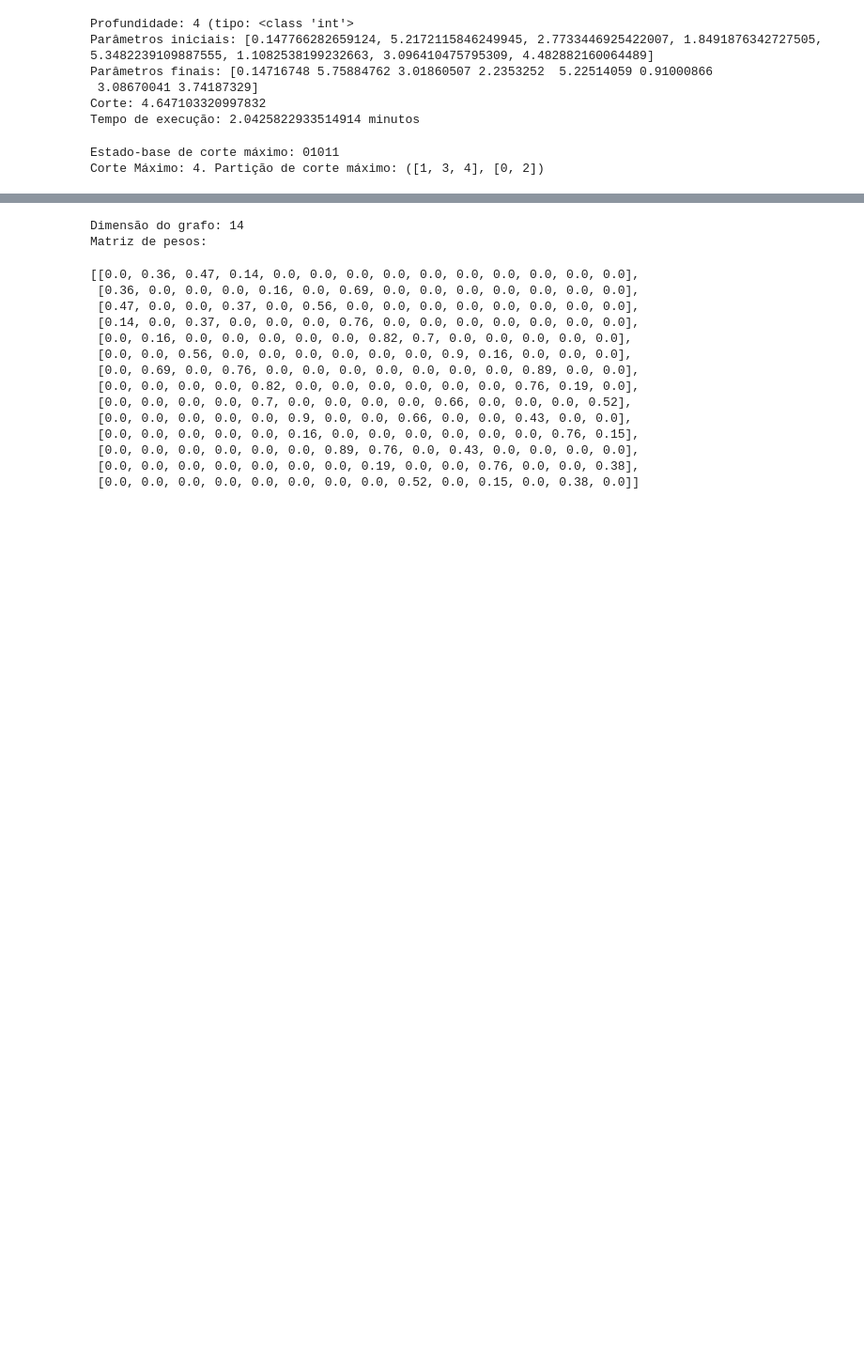
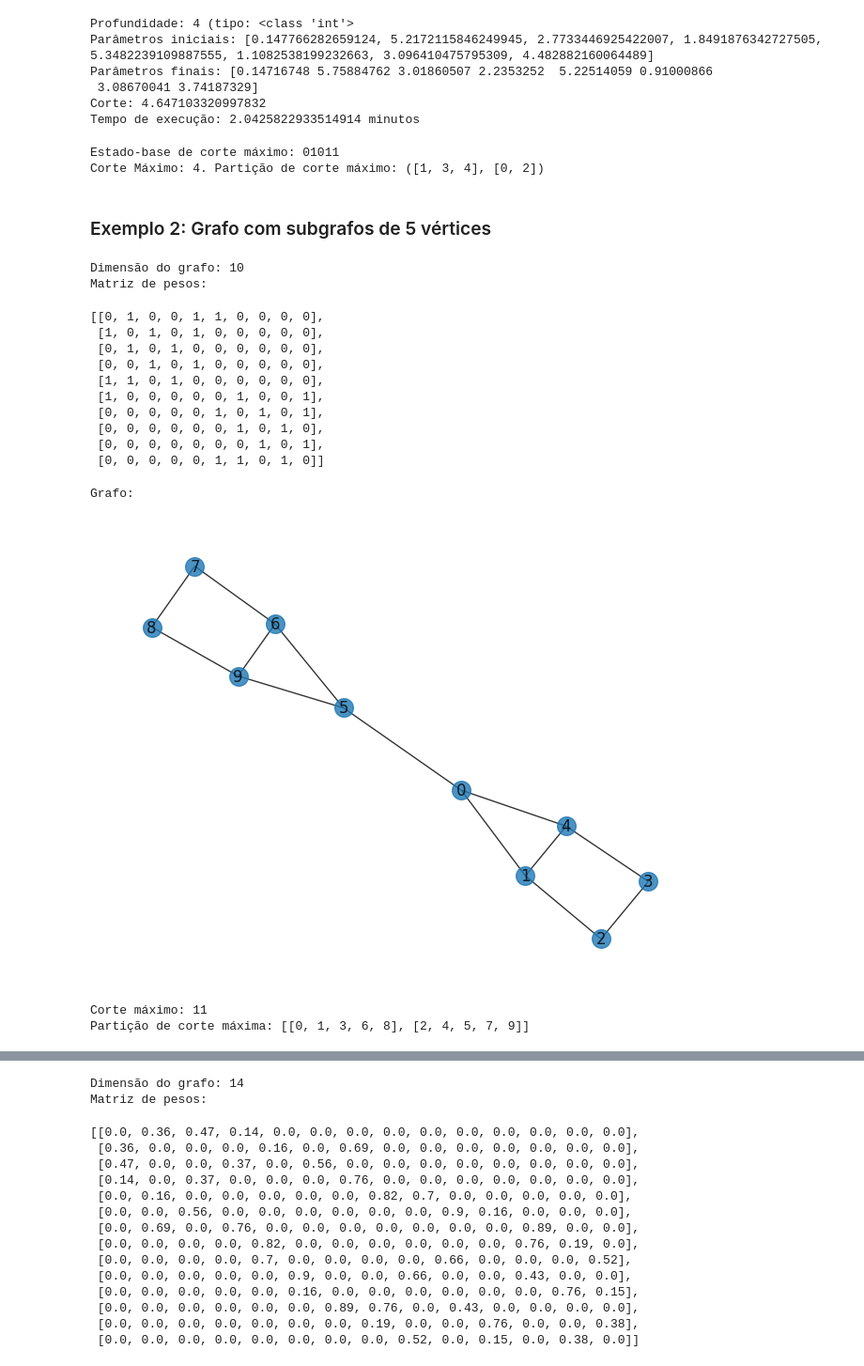
Before and after one commit to LucioFassarella/ComQ, a Jupyter notebook: ComQ_Problema_CorteMaximo.ipynb, the cells around one changed output, grey strips where cells are left out. Shown at 94% size. Drawn from its saved outputs; the diff is of its cells as text; code cells hidden in the pictures; blank space fills up the shorter version.

```diff
--- a/ComQ_Problema_CorteMaximo.ipynb
+++ b/ComQ_Problema_CorteMaximo.ipynb
@@ -565,3 +565,71 @@ print(f"Corte Máximo: {Corte(pesos, A)}. Partição de corte máximo: {(A,B)}")
 # %% [output]
 Estado-base de corte máximo: 01011
 Corte Máximo: 4. Partição de corte máximo: ([1, 3, 4], [0, 2])
+# %% [markdown]
+### Exemplo 2: Grafo com subgrafos de 5 vértices
+# %%
+'''
+Grafo
+'''
+
+num_vertices = 10
+print(f"Dimensão do grafo: {num_vertices}")
+
+pesos = [
+   [0,1,0,0,1,1,0,0,0,0],
+   [1,0,1,0,1,0,0,0,0,0],
+   [0,1,0,1,0,0,0,0,0,0],
+   [0,0,1,0,1,0,0,0,0,0],
+   [1,1,0,1,0,0,0,0,0,0],
+   [1,0,0,0,0,0,1,0,0,1],
+   [0,0,0,0,0,1,0,1,0,1],
+   [0,0,0,0,0,0,1,0,1,0],
+   [0,0,0,0,0,0,0,1,0,1],
+    [0,0,0,0,0,1,1,0,1,0]
+]
+print("Matriz de pesos:")
+display(pesos)
+
+# Impressão do grafo
+import networkx as nx
+
+G = nx.Graph()
+vertices = range(num_vertices)
+G.add_nodes_from(vertices)
+
+arestas = []
+for i in range(num_vertices):
+    for j in range(num_vertices):
+        if pesos[i][j] != 0:
+            arestas.append((i,j))
+G.add_edges_from(arestas)
+
+print("Grafo:")
+nx.draw(G, with_labels=True, alpha=0.8, node_size=200)
+# %% [output]
+Dimensão do grafo: 10
+Matriz de pesos:
+[[0, 1, 0, 0, 1, 1, 0, 0, 0, 0],
+ [1, 0, 1, 0, 1, 0, 0, 0, 0, 0],
+ [0, 1, 0, 1, 0, 0, 0, 0, 0, 0],
+ [0, 0, 1, 0, 1, 0, 0, 0, 0, 0],
+ [1, 1, 0, 1, 0, 0, 0, 0, 0, 0],
+ [1, 0, 0, 0, 0, 0, 1, 0, 0, 1],
+ [0, 0, 0, 0, 0, 1, 0, 1, 0, 1],
+ [0, 0, 0, 0, 0, 0, 1, 0, 1, 0],
+ [0, 0, 0, 0, 0, 0, 0, 1, 0, 1],
+ [0, 0, 0, 0, 0, 1, 1, 0, 1, 0]]
+Grafo:
+[figure, added]
+# %%
+'''
+Resolução clássica
+'''
+
+corte_maximo = MaxCut(num_vertices, pesos)
+
+print(f"Corte máximo: {corte_maximo[0]}")
+print(f"Partição de corte máxima: {corte_maximo[1]}")
+# %% [output]
+Corte máximo: 11
+Partição de corte máxima: [[0, 1, 3, 6, 8], [2, 4, 5, 7, 9]]
```
Also changed, not shown: parts of 15 cells of this notebook.
